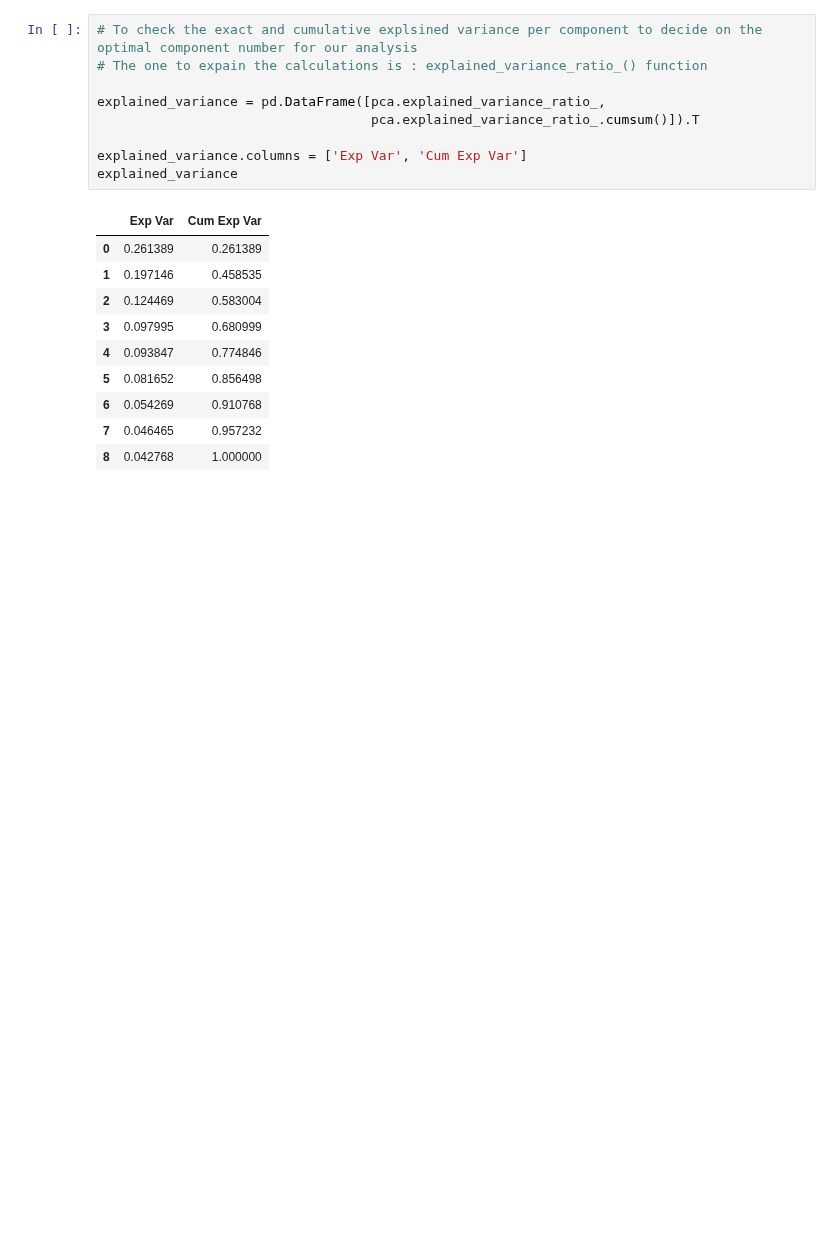
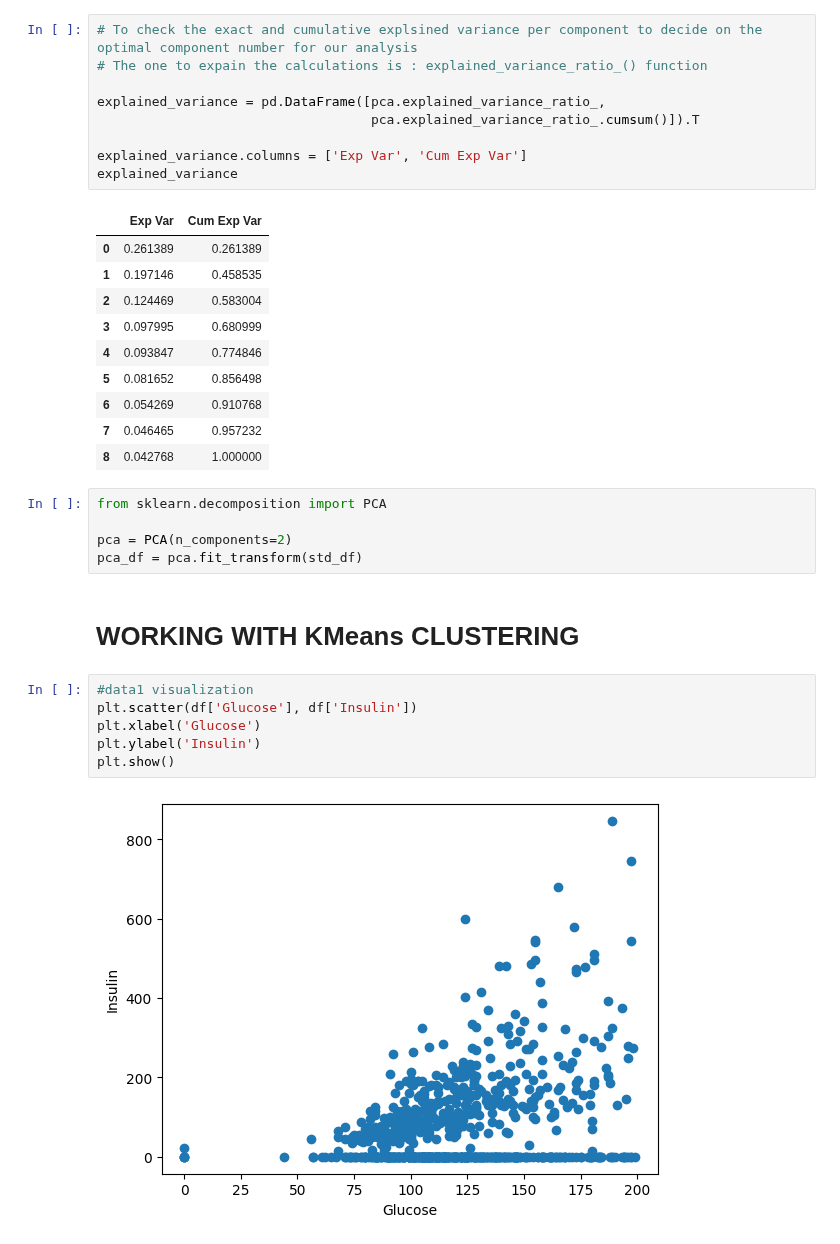
Before and after one commit to Winfry/DiabetesClassificationKNN, a Jupyter notebook: DiabetesUnsupervised.ipynb, the cells around one changed output. Saved outputs shown, nothing was run; the diff lists cells and outputs as text; blank space fills up the shorter version.

```diff
--- a/DiabetesUnsupervised.ipynb
+++ b/DiabetesUnsupervised.ipynb
@@ -112,3 +113,18 @@ explained_variance
 | 6 | 0.054269 | 0.910768 |
 | 7 | 0.046465 | 0.957232 |
 | 8 | 0.042768 | 1.000000 |
+# %%
+from sklearn.decomposition import PCA
+
+pca = PCA(n_components=2)
+pca_df = pca.fit_transform(std_df)
+# %% [markdown]
+# WORKING WITH KMeans CLUSTERING
+# %%
+#data1 visualization
+plt.scatter(df['Glucose'], df['Insulin'])
+plt.xlabel('Glucose')
+plt.ylabel('Insulin')
+plt.show()
+# %% [output]
+[figure, added]
```
Also changed, not shown: parts of 2 cells of this notebook.
